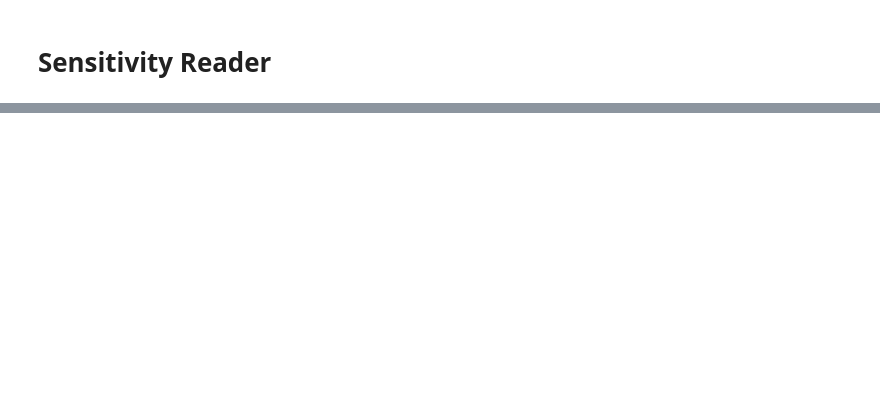
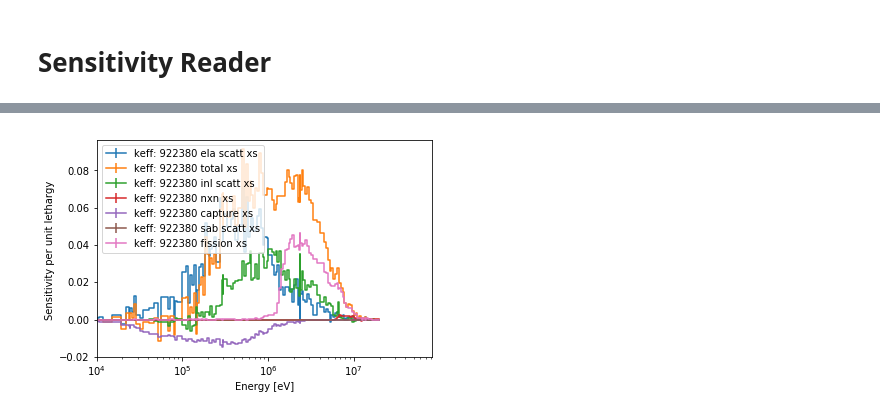
Before and after one commit to CORE-GATECH-GROUP/serpent-tools, a Jupyter notebook: examples/Sensitivity.ipynb, the cells around one changed output, grey strips where cells are left out. Cells and saved outputs as stored; diff of their text form; code cells hidden in the pictures; blank space fills up the shorter version.

```diff
--- a/examples/Sensitivity.ipynb
+++ b/examples/Sensitivity.ipynb
@@ -43,0 +96,6 @@ pyplot.title("Response: {}  Material: {}  \nZAI: {}  Perturbation: {}"
+# %%
+ax = sens.plot('keff', 922380, mat='total', sigma=0,
+                            labelFmt="{r}: {z} {p}")
+ax.set_xlim(1E4);  # set the lower limit to be closer to what we care about
+# %% [output]
+[figure, added]
```
Also changed, not shown: parts of 29 cells of this notebook.
